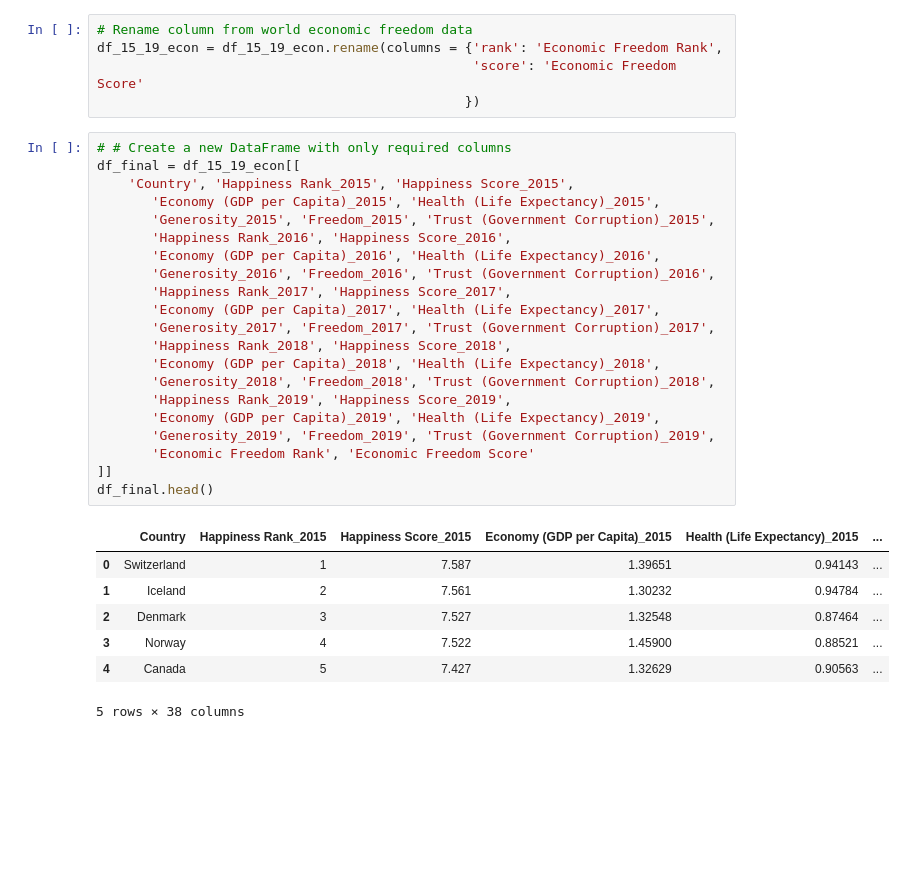
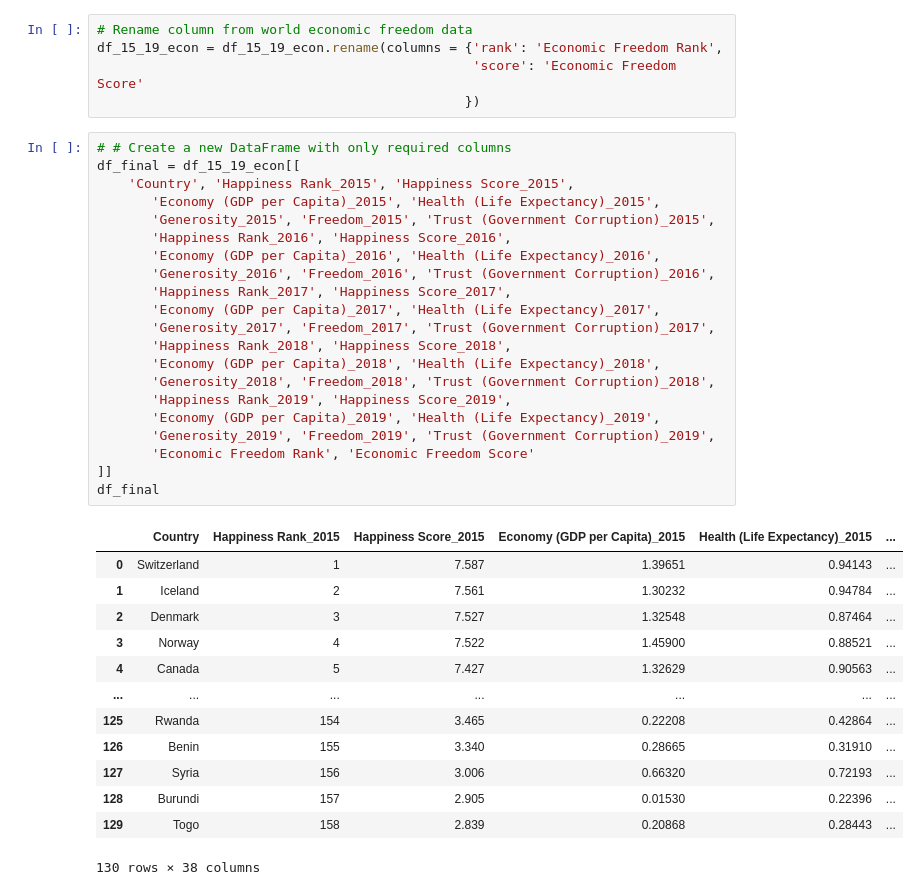
Before and after one commit to RachelNewberry/World_Happeniess_Project_1, a Jupyter notebook: world_happiness_versus_economic_freedom .ipynb, the cells around one changed output. Saved outputs shown, nothing was run; the diff lists cells and outputs as text; blank space fills up the shorter version.

```diff
--- a/world_happiness_versus_economic_freedom .ipynb
+++ b/world_happiness_versus_economic_freedom .ipynb
@@ -248,29 +248,35 @@ df_15_19_econ = df_15_19_econ.rename(columns = {'rank': 'Economic Freedom Rank',
 # %%
 # # Create a new DataFrame with only required columns
 df_final = df_15_19_econ[[
     'Country', 'Happiness Rank_2015', 'Happiness Score_2015',
        'Economy (GDP per Capita)_2015', 'Health (Life Expectancy)_2015',
        'Generosity_2015', 'Freedom_2015', 'Trust (Government Corruption)_2015',
        'Happiness Rank_2016', 'Happiness Score_2016',
        'Economy (GDP per Capita)_2016', 'Health (Life Expectancy)_2016',
        'Generosity_2016', 'Freedom_2016', 'Trust (Government Corruption)_2016',
        'Happiness Rank_2017', 'Happiness Score_2017',
        'Economy (GDP per Capita)_2017', 'Health (Life Expectancy)_2017',
        'Generosity_2017', 'Freedom_2017', 'Trust (Government Corruption)_2017',
        'Happiness Rank_2018', 'Happiness Score_2018',
        'Economy (GDP per Capita)_2018', 'Health (Life Expectancy)_2018',
        'Generosity_2018', 'Freedom_2018', 'Trust (Government Corruption)_2018',
        'Happiness Rank_2019', 'Happiness Score_2019',
        'Economy (GDP per Capita)_2019', 'Health (Life Expectancy)_2019',
        'Generosity_2019', 'Freedom_2019', 'Trust (Government Corruption)_2019',
        'Economic Freedom Rank', 'Economic Freedom Score'
 ]]
-df_final.head()
+df_final
 # %% [output]
 |  | Country | Happiness Rank_2015 | Happiness Score_2015 | Economy (GDP per Capita)_2015 | Health (Life Expectancy)_2015 | ... |
 | 0 | Switzerland | 1 | 7.587 | 1.39651 | 0.94143 | ... |
 | 1 | Iceland | 2 | 7.561 | 1.30232 | 0.94784 | ... |
 | 2 | Denmark | 3 | 7.527 | 1.32548 | 0.87464 | ... |
 | 3 | Norway | 4 | 7.522 | 1.45900 | 0.88521 | ... |
 | 4 | Canada | 5 | 7.427 | 1.32629 | 0.90563 | ... |
+| ... | ... | ... | ... | ... | ... | ... |
+| 125 | Rwanda | 154 | 3.465 | 0.22208 | 0.42864 | ... |
+| 126 | Benin | 155 | 3.340 | 0.28665 | 0.31910 | ... |
+| 127 | Syria | 156 | 3.006 | 0.66320 | 0.72193 | ... |
+| 128 | Burundi | 157 | 2.905 | 0.01530 | 0.22396 | ... |
+| 129 | Togo | 158 | 2.839 | 0.20868 | 0.28443 | ... |
-5 rows × 38 columns
+130 rows × 38 columns
```
Also changed, not shown: parts of 5 cells of this notebook.
